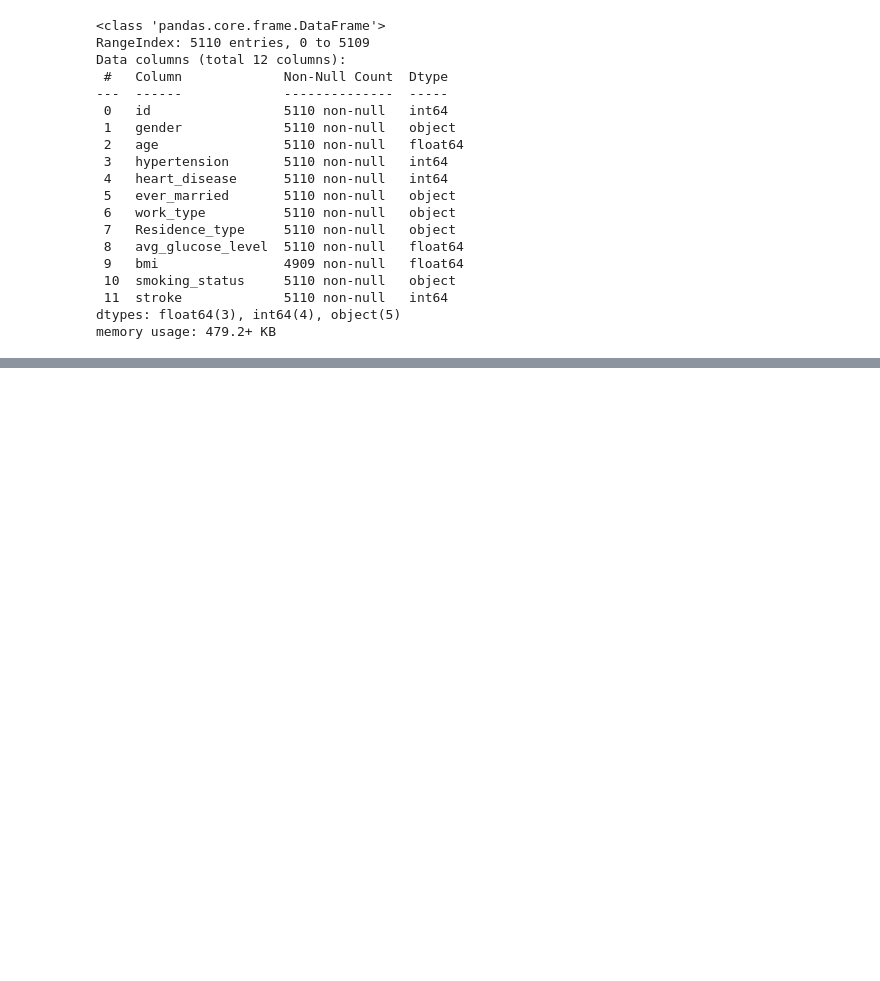
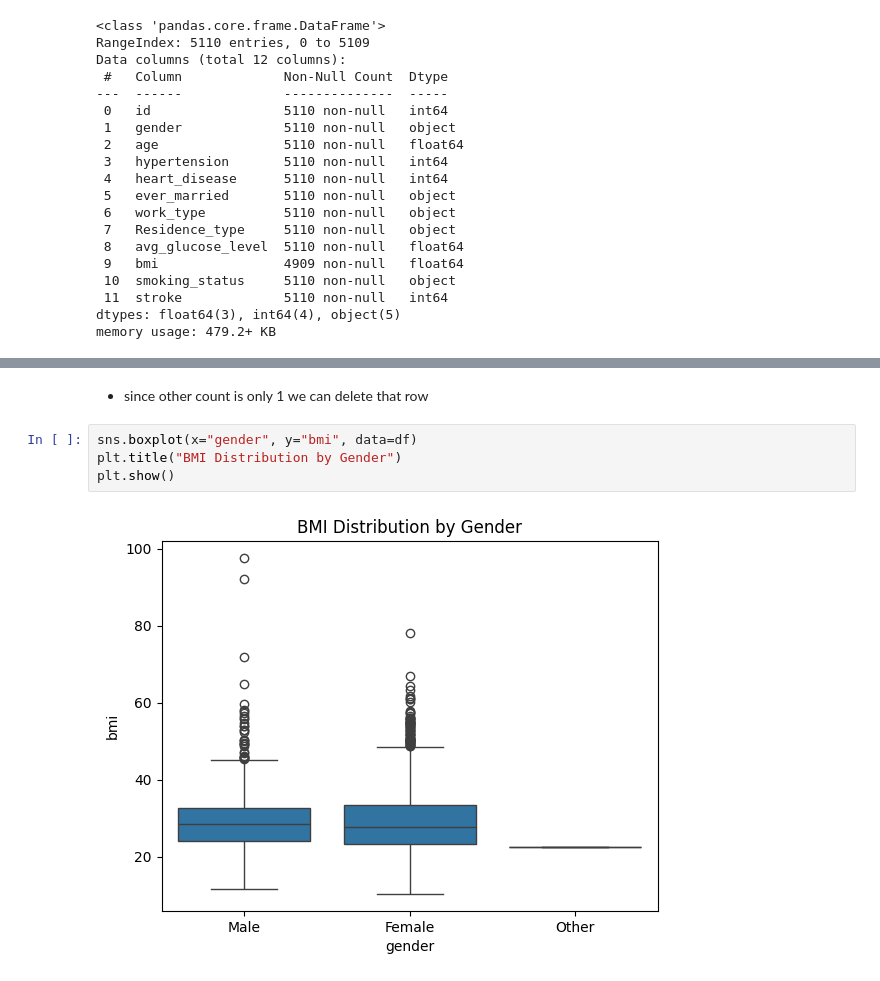
Before and after one commit to Kalindu-C/EDA_Assignment, a Jupyter notebook: notebook/ex_1.ipynb, the cells around one changed output, grey strips where cells are left out. Drawn from its saved outputs; the diff is of its cells as text; blank space fills up the shorter version.

```diff
--- a/notebook/ex_1.ipynb
+++ b/notebook/ex_1.ipynb
@@ -50,0 +131,8 @@ memory usage: 479.2+ KB
+# %% [markdown]
+* since other count is only 1 we can delete that row
+# %%
+sns.boxplot(x="gender", y="bmi", data=df)
+plt.title("BMI Distribution by Gender")
+plt.show()
+# %% [output]
+[figure, added]
```
Also changed, not shown: parts of 56 cells of this notebook, 3 other files.
